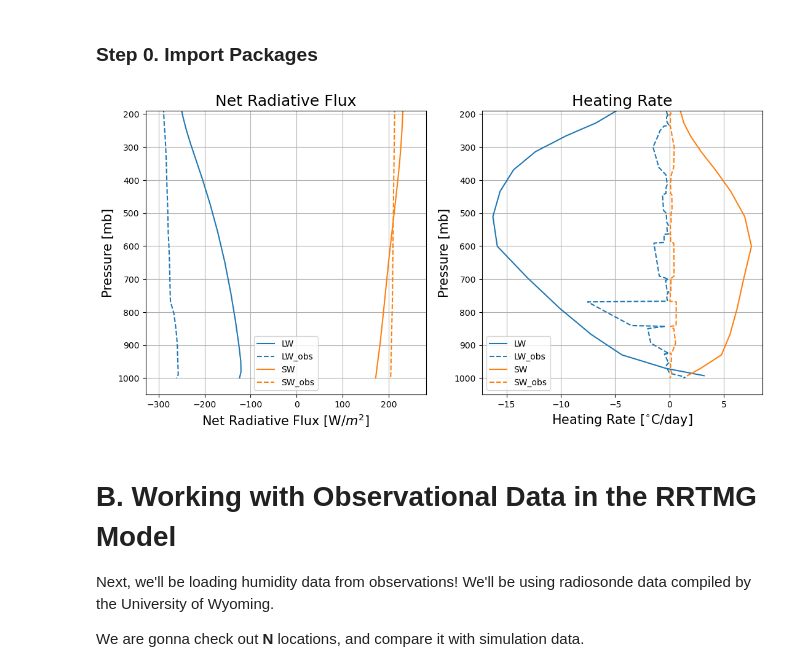
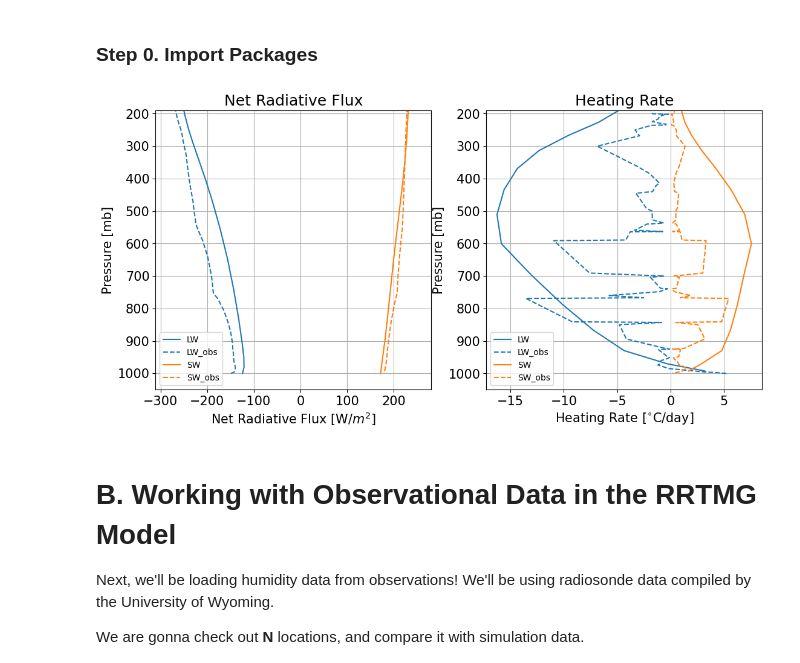
Before and after one commit to PappuP/RRTMG_ATMS511, a Jupyter notebook: Archive/RRTMG_InClass_Discussions.ipynb, the cells around one changed output. Cells and saved outputs as stored; diff of their text form; code cells hidden in the pictures.

Commit message:
Saved figures as png with large tick fonts.

```diff
--- a/Archive/RRTMG_InClass_Discussions.ipynb
+++ b/Archive/RRTMG_InClass_Discussions.ipynb
@@ -58,13 +58,13 @@ warnings.simplefilter('ignore', category=NumbaDeprecationWarning)
 warnings.simplefilter('ignore', category=NumbaPendingDeprecationWarning)
 # %%
 #  Load the model output and check it out
-cesm_Q = xr.open_dataarray('../Data/cesm_Q.nc')
-q_sandiego = xr.open_dataset('../Data/sd_q.nc') # load data here
+cesm_Q = xr.open_dataarray('../Data/cesm_Q.nc') # model data
+q_obs = xr.open_dataset('../Data/sd_q_sortedorder.nc') # obs data
 # %%
 # Now we check out what the vertical profile of the net radiative fluxes and heating rate under this water vapor profile would look like
 
 rad_LW_cesm, rad_SW_cesm = model_setup(cesm_Q.values, cesm_Q.lev)
-rad_sandiego_LW, rad_sandiego_SW = model_setup(q_sandiego.q.values/1000, list(reversed(q_sandiego.lev.values)))
+rad_sandiego_LW, rad_sandiego_SW = model_setup(q_obs.q.values/1000, q_obs.lev.values)
 
 # First we do the calculations
 fig = plt.figure(figsize=(20,6))
@@ -76,34 +76,36 @@ ax1.plot(rad_sandiego_LW.LW_flux_net*-1, rad_sandiego_LW.lev_bounds, label='LW_o
 ax1.plot(rad_SW_cesm.SW_flux_net, rad_SW_cesm.lev_bounds, label='SW')
 ax1.plot(rad_sandiego_SW.SW_flux_net, rad_sandiego_SW.lev_bounds, label='SW_obs',linestyle="--", c='C1')
 #ax1.plot() # net green minus
 ax1.invert_yaxis()
 #maxval = np.max((radmodel_LW.LW_flux_net[3:], radmodel_SW.SW_flux_net[3:]))
 #minval = np.min((radmodel_LW.LW_flux_net[3:], radmodel_SW.SW_flux_net[3:]))
 ax1.set_ylim(top=190)
 ax1.set_xlabel('Net Radiative Flux [W/$m^{2}$]',size=15)
+ax1.tick_params(axis='both', labelsize=15)
 ax1.set_ylabel('Pressure [mb]',size=15)
 ax1.legend()
 ax1.grid()
 ax1.set_title('Net Radiative Flux',size=18)
 
 ax2.plot(rad_LW_cesm.heating_rate['Tatm'], rad_LW_cesm.lev, label='LW')
 ax2.plot(rad_sandiego_LW.heating_rate['Tatm'], rad_sandiego_LW.lev, label='LW_obs',linestyle="--",c='C0')
 ax2.plot(rad_SW_cesm.heating_rate['Tatm'], rad_SW_cesm.lev, label='SW')
 ax2.plot(rad_sandiego_SW.heating_rate['Tatm'], rad_sandiego_SW.lev, label='SW_obs',linestyle="--", c='C1')
 ax2.plot() # net green minus
 ax2.invert_yaxis()
 maxval = np.max((rad_LW_cesm.heating_rate['Tatm'][3:], rad_SW_cesm.heating_rate['Tatm'][3:])) #max)
 minval = np.min((rad_LW_cesm.heating_rate['Tatm'][3:], rad_SW_cesm.heating_rate['Tatm'][3:])) #max)
 ax2.set_ylim(top=190)
 ax2.set_xlim(minval-1, maxval+1)
 ax2.set_xlabel('Heating Rate [$^{\circ}$C/day]',size=15)
+ax2.tick_params(axis='both', labelsize=15)
 ax2.set_ylabel('Pressure [mb]',size=15)
 ax2.legend()
 ax2.grid()
 ax2.set_title('Heating Rate',size=18)
 plt.savefig('/data/keeling/a/rytam2/classes/a511/group_project/RRTMG_ATMS511/Supplementary/notebook_images/sandiego_obsandsim.png',bbox_inches='tight')
 # %% [output]
-[figure, old version]
+[figure, new version]
 # %% [markdown]
 # B. Working with Observational Data in the RRTMG Model
 Next, we'll be loading humidity data from observations! We'll be using radiosonde data compiled by the University of Wyoming.
```
Also changed, not shown: 15 other files.
